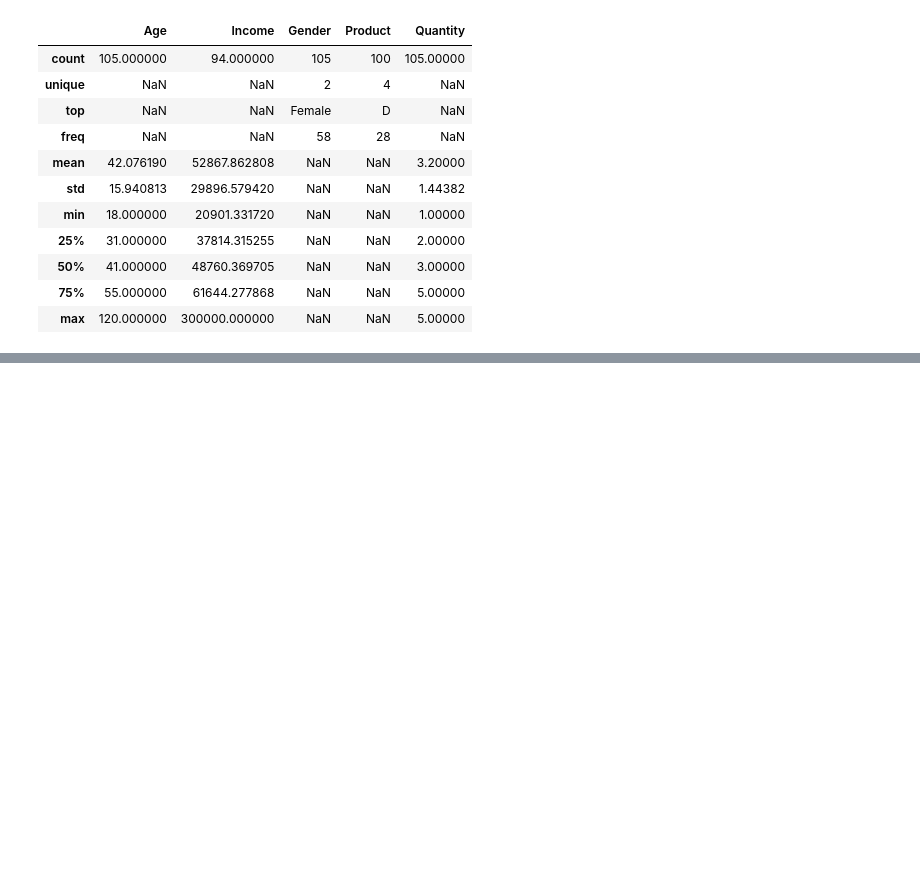
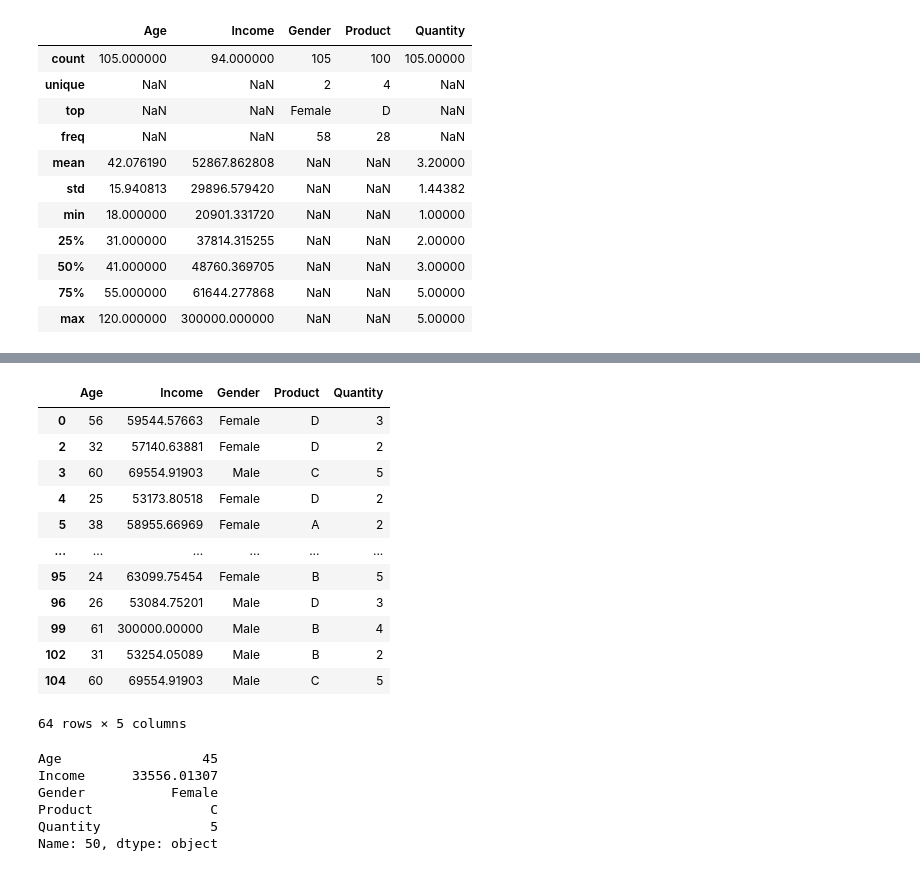
Before and after one commit to LuyiLiuAmber/Luyi, a Jupyter notebook: class1_may10.ipynb, the cells around one changed output, grey strips where cells are left out. Saved outputs shown, nothing was run; the diff lists cells and outputs as text; code cells hidden in the pictures; blank space fills up the shorter version.

```diff
--- a/class1_may10.ipynb
+++ b/class1_may10.ipynb
@@ -62,0 +146,25 @@ df.describe(include = 'all')
+# %%
+df[df['Income']> 40000]
+# %% [output]
+|  | Age | Income | Gender | Product | Quantity |
+| 0 | 56 | 59544.57663 | Female | D | 3 |
+| 2 | 32 | 57140.63881 | Female | D | 2 |
+| 3 | 60 | 69554.91903 | Male | C | 5 |
+| 4 | 25 | 53173.80518 | Female | D | 2 |
+| 5 | 38 | 58955.66969 | Female | A | 2 |
+| ... | ... | ... | ... | ... | ... |
+| 95 | 24 | 63099.75454 | Female | B | 5 |
+| 96 | 26 | 53084.75201 | Male | D | 3 |
+| 99 | 61 | 300000.00000 | Male | B | 4 |
+| 102 | 31 | 53254.05089 | Male | B | 2 |
+| 104 | 60 | 69554.91903 | Male | C | 5 |
+64 rows × 5 columns
+# %%
+df.iloc[50]
+# %% [output]
+Age                  45
+Income      33556.01307
+Gender           Female
+Product               C
+Quantity              5
+Name: 50, dtype: object
```
Also changed, not shown: parts of 6 cells of this notebook.
